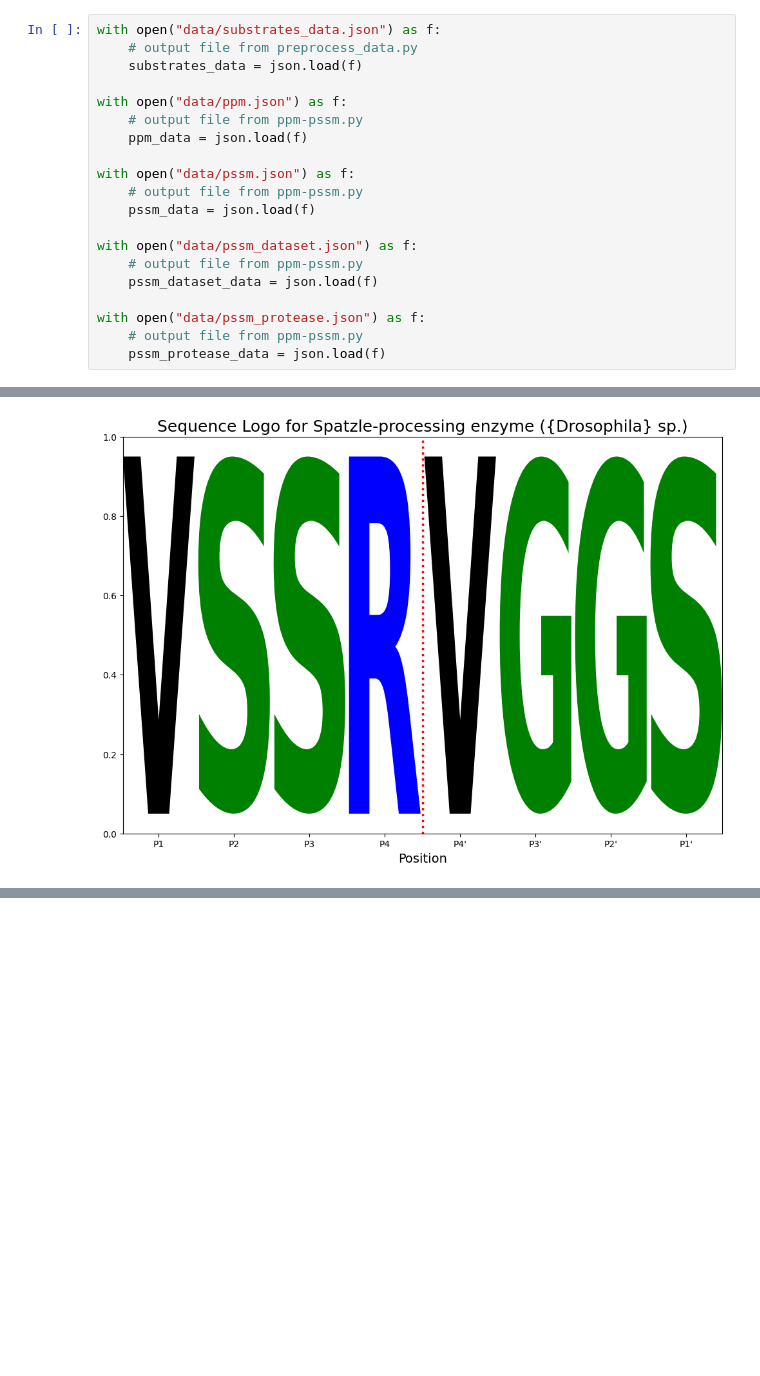
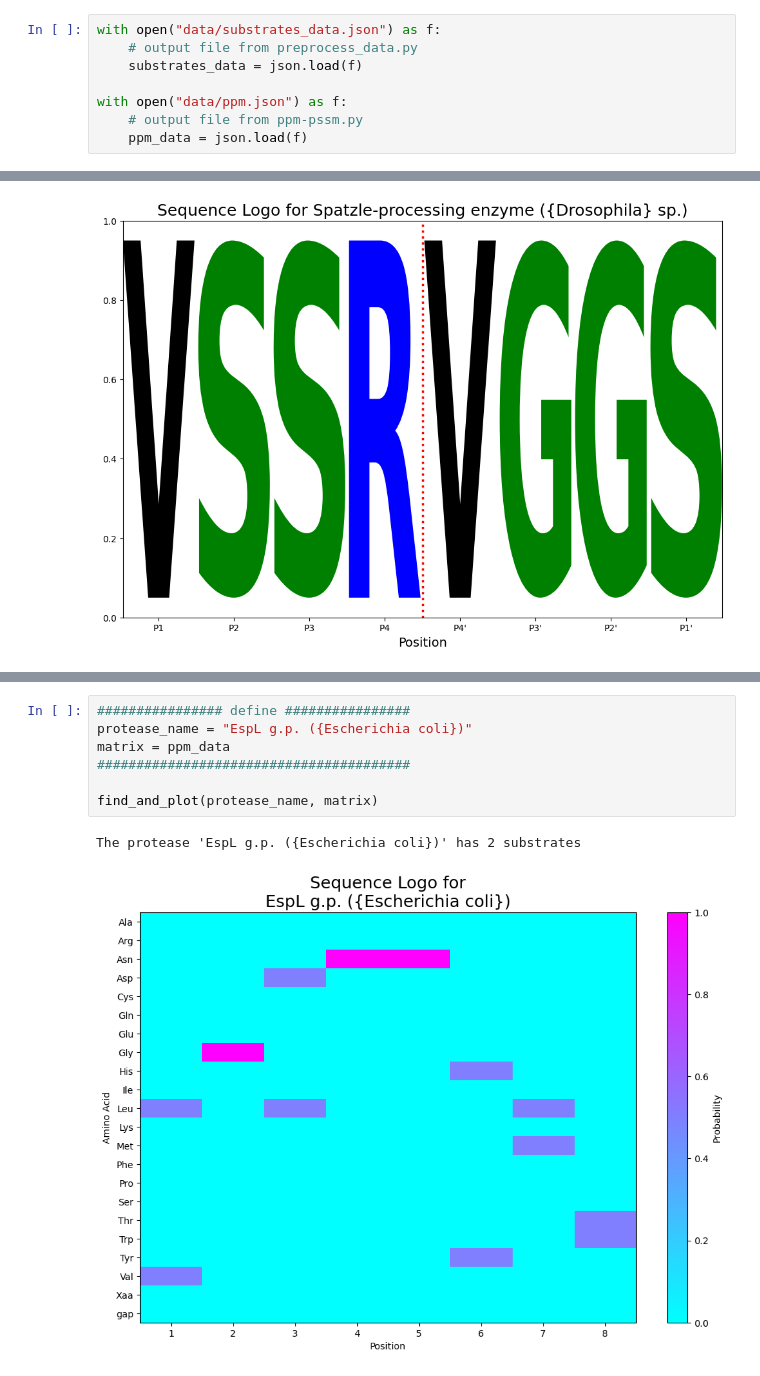
Before and after one commit to KonsKons26/sub-cut, a Jupyter notebook: example.ipynb, the cells around one changed output, grey strips where cells are left out. Cells and saved outputs as stored; diff of their text form; blank space fills up the shorter version.

```diff
--- a/example.ipynb
+++ b/example.ipynb
@@ -52,18 +52,6 @@ with open("data/substrates_data.json") as f:
 with open("data/ppm.json") as f:
     # output file from ppm-pssm.py
     ppm_data = json.load(f)
-
-with open("data/pssm.json") as f:
-    # output file from ppm-pssm.py
-    pssm_data = json.load(f)
-
-with open("data/pssm_dataset.json") as f:
-    # output file from ppm-pssm.py
-    pssm_dataset_data = json.load(f)
-
-with open("data/pssm_protease.json") as f:
-    # output file from ppm-pssm.py
-    pssm_protease_data = json.load(f)
 # %%
 def heat_map(ppm, protease_name):
     """
@@ -184,0 +186,10 @@ The protease 'Spatzle-processing enzyme ({Drosophila} sp.)' has 1 substrates
+# %%
+################ define ################
+protease_name = "EspL g.p. ({Escherichia coli})"
+matrix = ppm_data
+########################################
+
+find_and_plot(protease_name, matrix)
+# %% [output]
+The protease 'EspL g.p. ({Escherichia coli})' has 2 substrates
+[figure, added]
```
Also changed, not shown: parts of 2 cells of this notebook, 6 other files.
